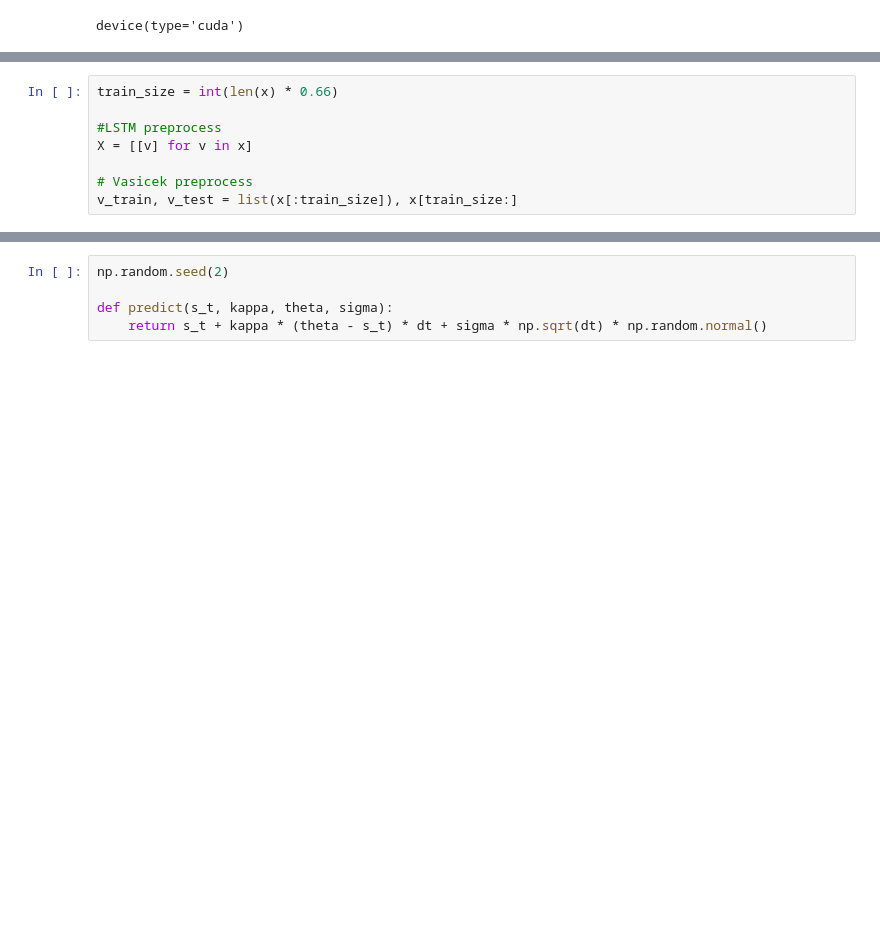
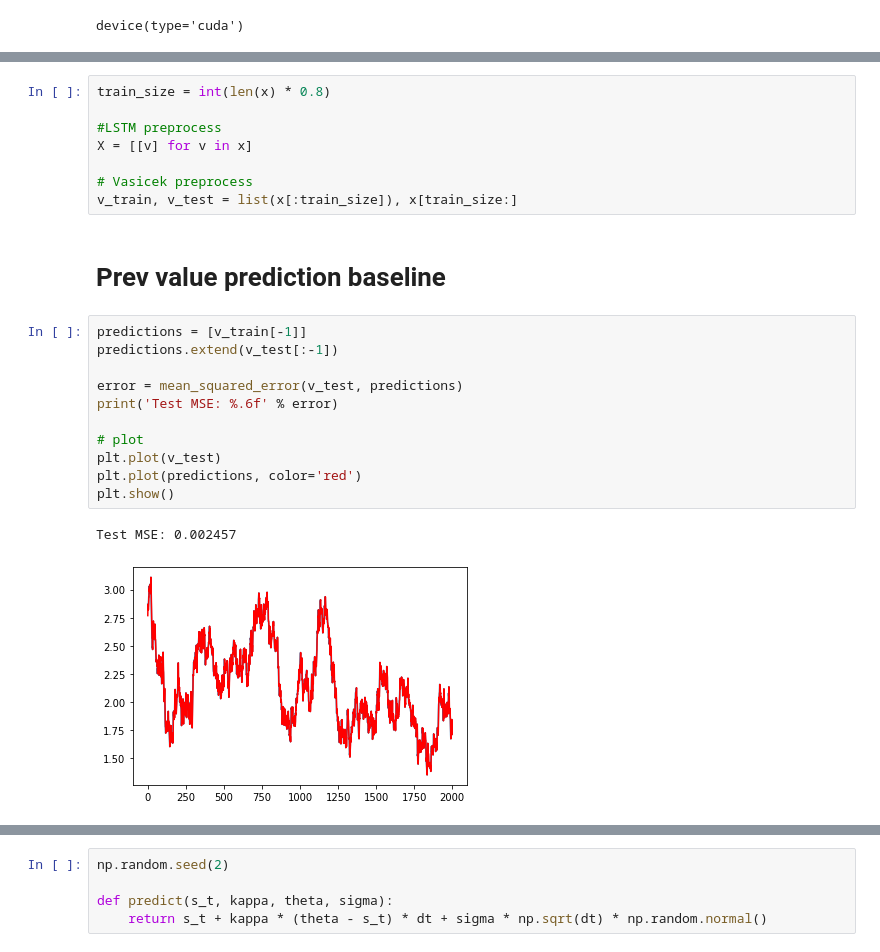
Before and after one commit to Nitrogen13/sde-vs-ml-timeseries, a Jupyter notebook: LSTM on Vasicek.ipynb, the cells around one changed output, grey strips where cells are left out. Saved outputs shown, nothing was run; the diff lists cells and outputs as text; blank space fills up the shorter version.

```diff
--- a/LSTM on Vasicek.ipynb
+++ b/LSTM on Vasicek.ipynb
@@ -37,8 +38,24 @@ plt.plot(t, x, color="black")
 # %%
-train_size = int(len(x) * 0.66)
+train_size = int(len(x) * 0.8)
 
 #LSTM preprocess
 X = [[v] for v in x]
 
 # Vasicek preprocess
 v_train, v_test = list(x[:train_size]), x[train_size:]
+# %% [markdown]
+# Prev value prediction baseline
+# %%
+predictions = [v_train[-1]]
+predictions.extend(v_test[:-1])
+
+error = mean_squared_error(v_test, predictions)
+print('Test MSE: %.6f' % error)
+
+# plot
+plt.plot(v_test)
+plt.plot(predictions, color='red')
+plt.show()
+# %% [output]
+Test MSE: 0.002457
+[figure, added]
```
Also changed, not shown: parts of 11 cells of this notebook, 1 other file.
